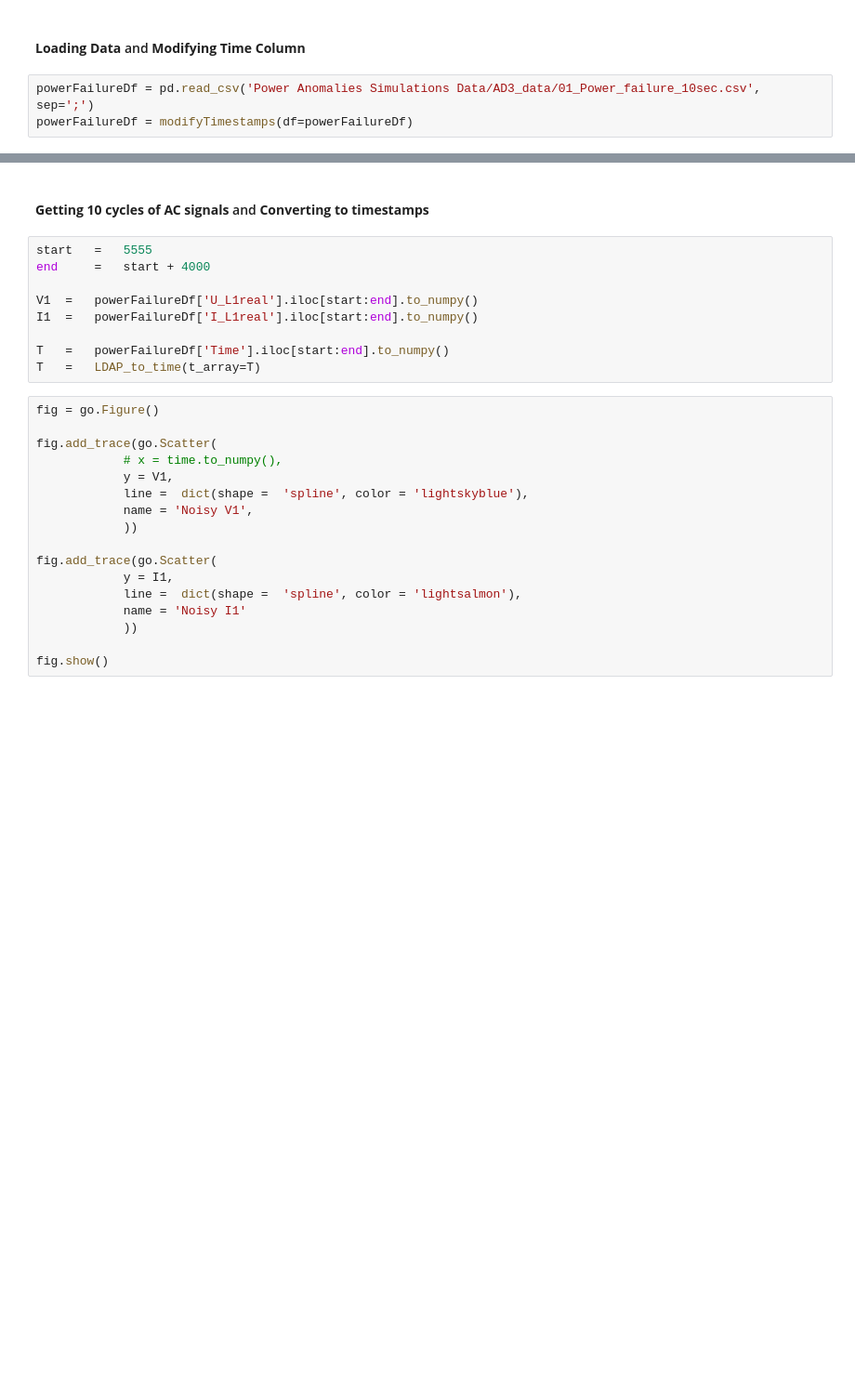
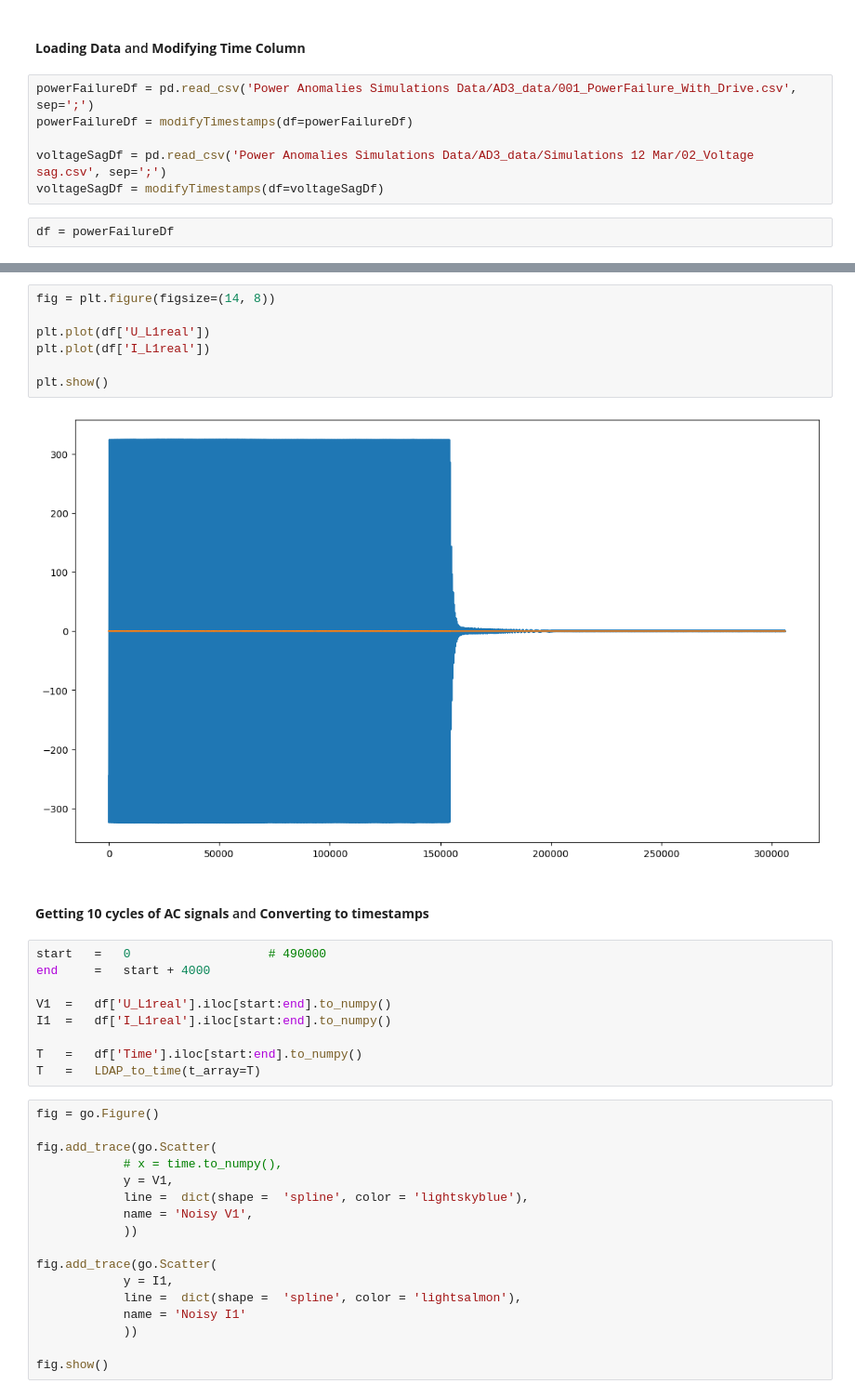
Before and after one commit to YuganshuWadhwa/Anomaly-Detection-For-Electrical-Systems, a Jupyter notebook: anomalyDetection.ipynb, the cells around one changed output, grey strips where cells are left out. Shown at 93% size. Saved outputs shown, nothing was run; the diff lists cells and outputs as text; blank space fills up the shorter version.

```diff
--- a/anomalyDetection.ipynb
+++ b/anomalyDetection.ipynb
@@ -39,5 +39,10 @@ def LDAP_to_time(t_array):
 # %% [markdown]
 #### **Loading Data** and **Modifying Time Column**
 # %%
-powerFailureDf = pd.read_csv('Power Anomalies Simulations Data/AD3_data/01_Power_failure_10sec.csv', sep=';')
+powerFailureDf = pd.read_csv('Power Anomalies Simulations Data/AD3_data/001_PowerFailure_With_Drive.csv', sep=';')
 powerFailureDf = modifyTimestamps(df=powerFailureDf)
+
+voltageSagDf = pd.read_csv('Power Anomalies Simulations Data/AD3_data/Simulations 12 Mar/02_Voltage sag.csv', sep=';')
+voltageSagDf = modifyTimestamps(df=voltageSagDf)
+# %%
+df = powerFailureDf
@@ -44,13 +66,22 @@ powerFailureDf = modifyTimestamps(df=powerFailureDf)
+# %%
+fig = plt.figure(figsize=(14, 8))
+
+plt.plot(df['U_L1real'])
+plt.plot(df['I_L1real'])
+
+plt.show()
+# %% [output]
+[figure, added]
 # %% [markdown]
 #### **Getting 10 cycles of AC signals** and **Converting to timestamps**
 # %%
-start   =   5555
+start   =   0                   # 490000
 end     =   start + 4000
 
-V1  =   powerFailureDf['U_L1real'].iloc[start:end].to_numpy()
-I1  =   powerFailureDf['I_L1real'].iloc[start:end].to_numpy()
+V1  =   df['U_L1real'].iloc[start:end].to_numpy()
+I1  =   df['I_L1real'].iloc[start:end].to_numpy()
 
-T   =   powerFailureDf['Time'].iloc[start:end].to_numpy()
+T   =   df['Time'].iloc[start:end].to_numpy()
 T   =   LDAP_to_time(t_array=T)
 # %%
 fig = go.Figure()
```
Also changed, not shown: parts of 7 cells of this notebook, 1 other file.
